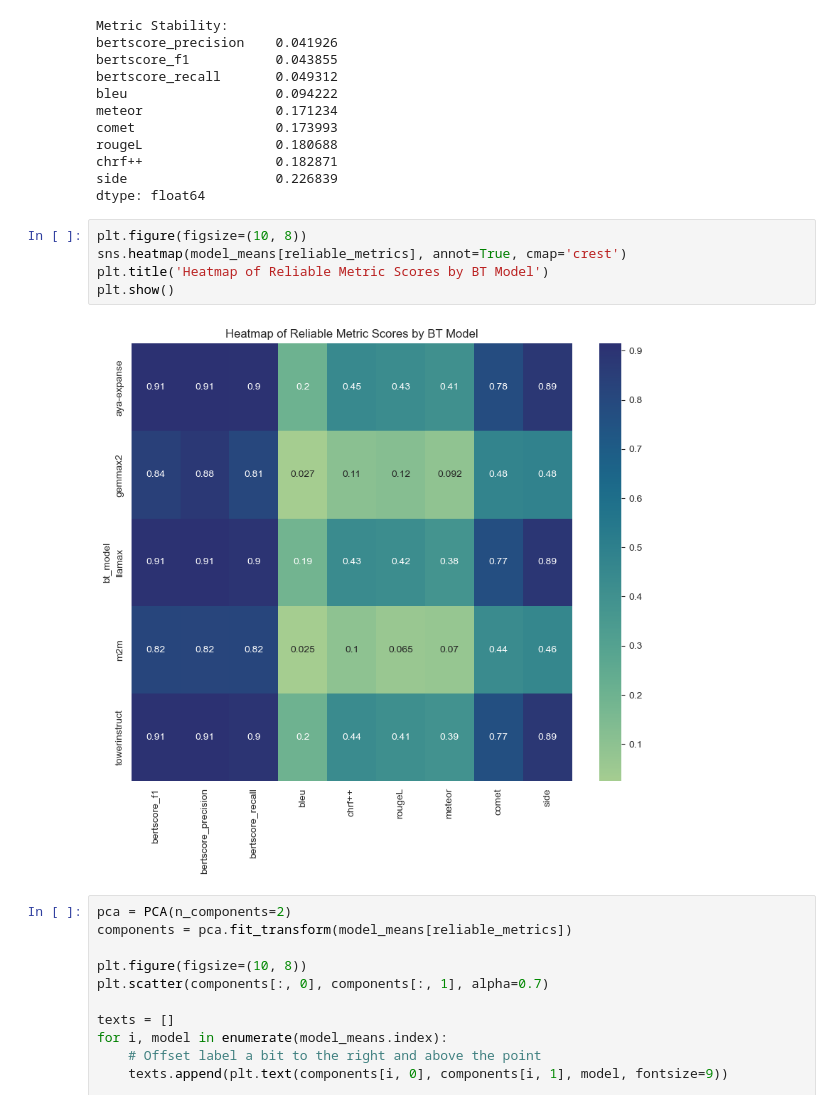
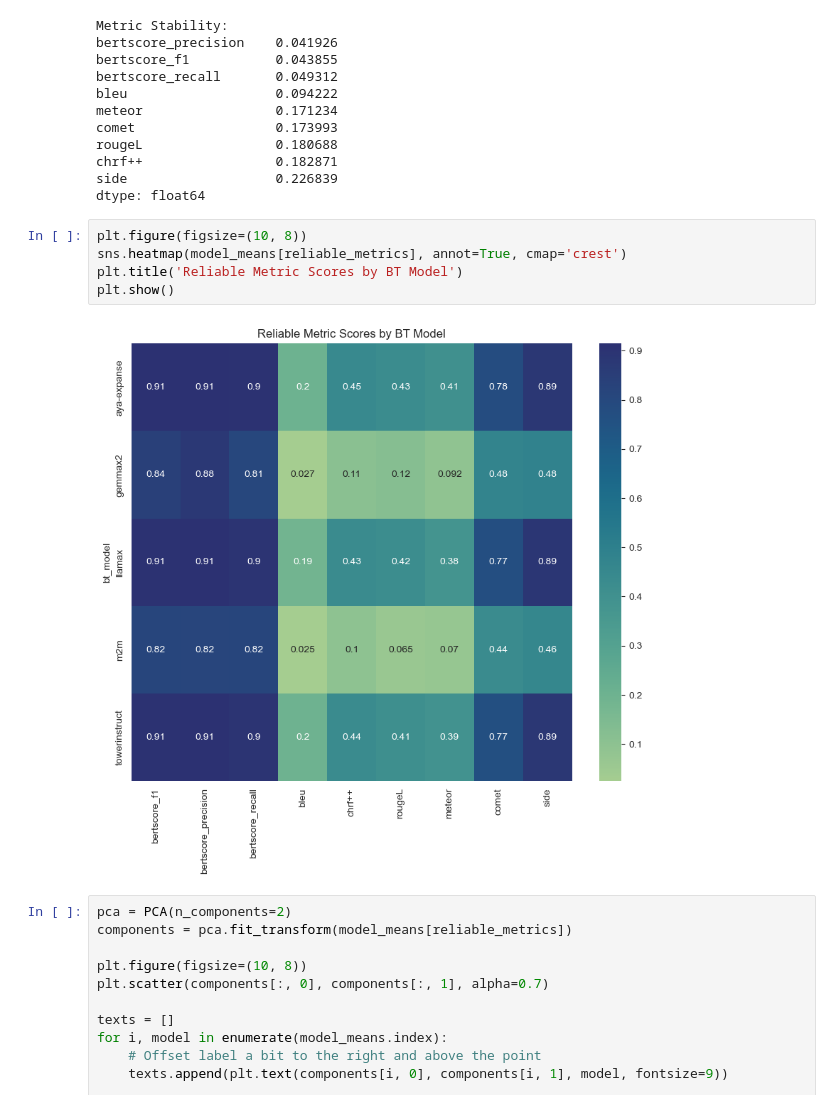
Before and after one commit to MadhuNimmo/CodeClarity, a Jupyter notebook: notebooks/bt_model_quality_ranking.ipynb, the cells around one changed output. Cells and saved outputs as stored; diff of their text form.

```diff
--- a/notebooks/bt_model_quality_ranking.ipynb
+++ b/notebooks/bt_model_quality_ranking.ipynb
@@ -213,10 +213,10 @@ dtype: float64
 # %%
 plt.figure(figsize=(10, 8))
 sns.heatmap(model_means[reliable_metrics], annot=True, cmap='crest')
-plt.title('Heatmap of Reliable Metric Scores by BT Model')
+plt.title('Reliable Metric Scores by BT Model')
 plt.show()
 # %% [output]
-[figure, old version]
+[figure, new version]
 # %%
 pca = PCA(n_components=2)
 components = pca.fit_transform(model_means[reliable_metrics])
```
